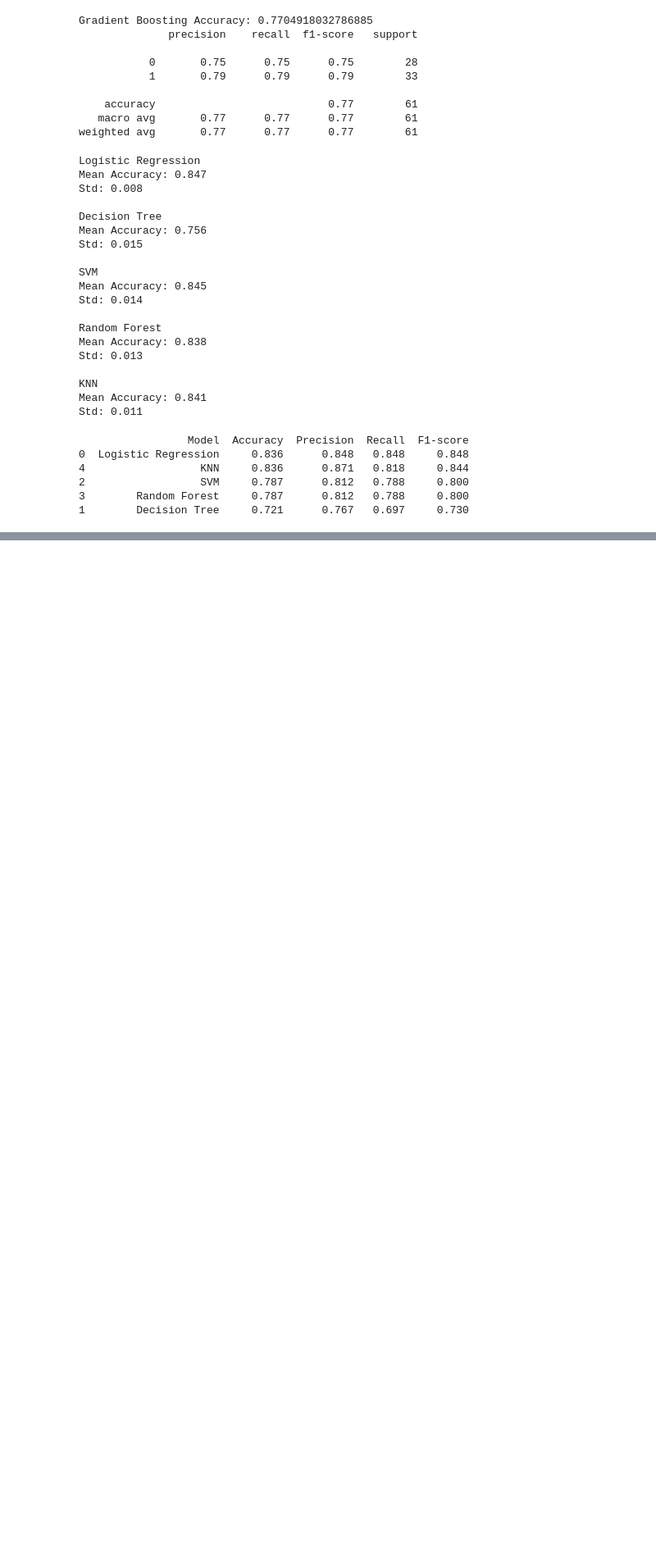
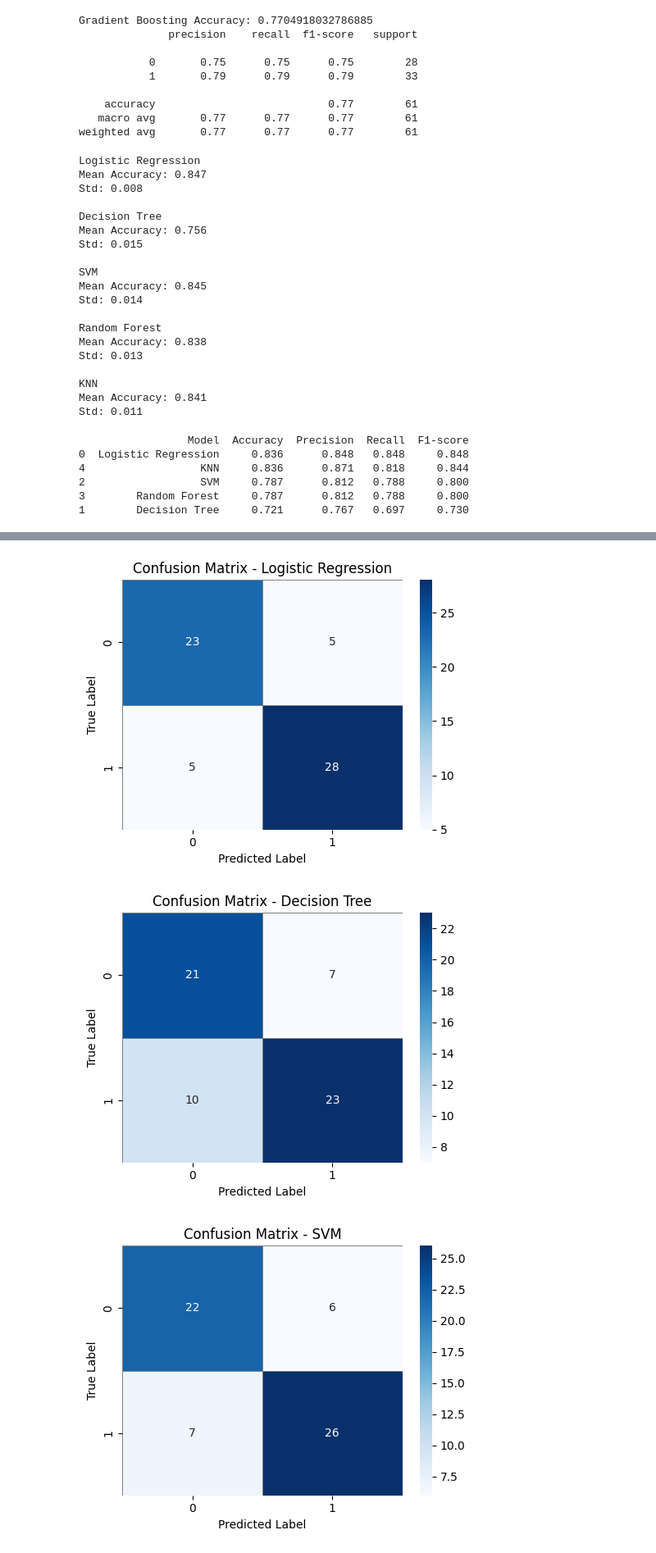
Before and after one commit to HasibeAltuntas06/Heart-Diease, a Jupyter notebook: deneme.ipynb, the cells around one changed output, grey strips where cells are left out. Shown at 82% size. Cells and saved outputs as stored; diff of their text form; code cells hidden in the pictures; blank space fills up the shorter version.

```diff
--- a/deneme.ipynb
+++ b/deneme.ipynb
@@ -464,0 +498,20 @@ print(results_df)
+# %%
+from sklearn.svm import SVC
+from sklearn.pipeline import Pipeline
+from sklearn.metrics import accuracy_score, classification_report
+
+svm_pipeline = Pipeline(steps=[
+    ("preprocessor", preprocessor),
+    ("model", SVC(probability=True, random_state=42))
+])
+
+svm_pipeline.fit(X_train, y_train)
+
+y_pred_svm = svm_pipeline.predict(X_test)
+
+acc_svm = accuracy_score(y_test, y_pred_svm)
+
+print("SVM Accuracy:", acc_svm)
+
+print("\nClassification Report:")
+print(classification_report(y_test, y_pred_svm))
@@ -464,0 +530,35 @@ print(results_df)
+# %%
+import matplotlib.pyplot as plt
+import seaborn as sns
+from sklearn.metrics import confusion_matrix
+
+models_preds = {
+    "Logistic Regression": y_pred,
+    "Decision Tree": y_pred_tree,
+    "SVM": y_pred_svm,
+    "Random Forest": y_pred_rf,
+    "KNN": y_pred_knn
+}
+
+for model_name, preds in models_preds.items():
+    cm = confusion_matrix(y_test, preds)
+
+    plt.figure(figsize=(5, 4))
+    sns.heatmap(
+        cm,
+        annot=True,
+        fmt="d",
+        cmap="Blues",
+        cbar=True,
+        linewidths=0.5,
+        linecolor="gray"
+    )
+    plt.title(f"Confusion Matrix - {model_name}")
+    plt.xlabel("Predicted Label")
+    plt.ylabel("True Label")
+    plt.tight_layout()
+    plt.show()
+# %% [output]
+[figure, added]
+[figure, added]
+[figure, added]
```
Also changed, not shown: parts of 6 cells of this notebook, 1 other file.
